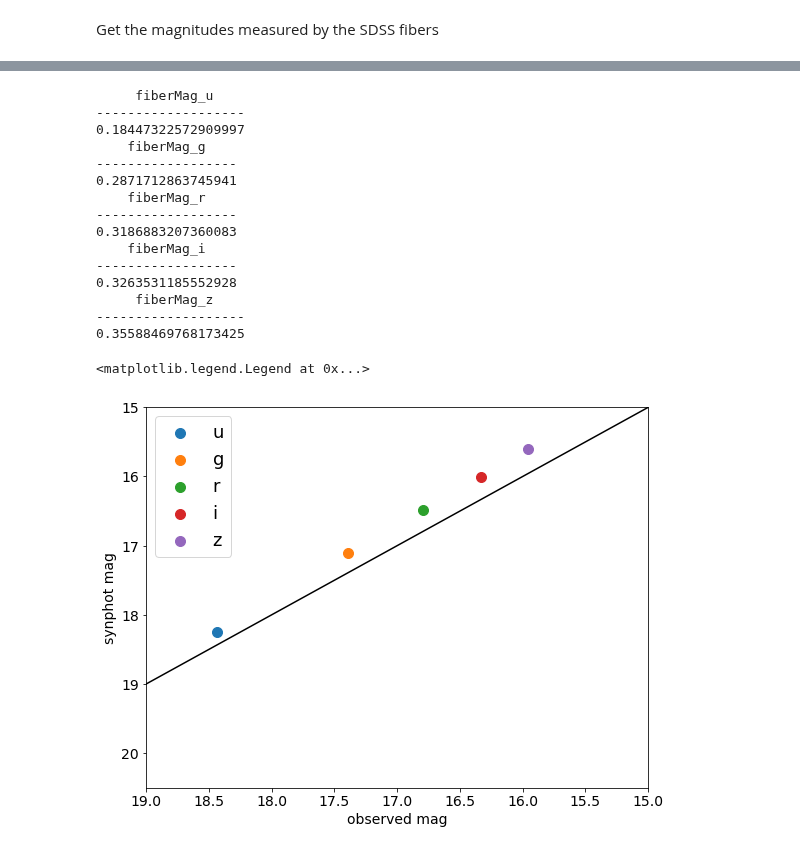
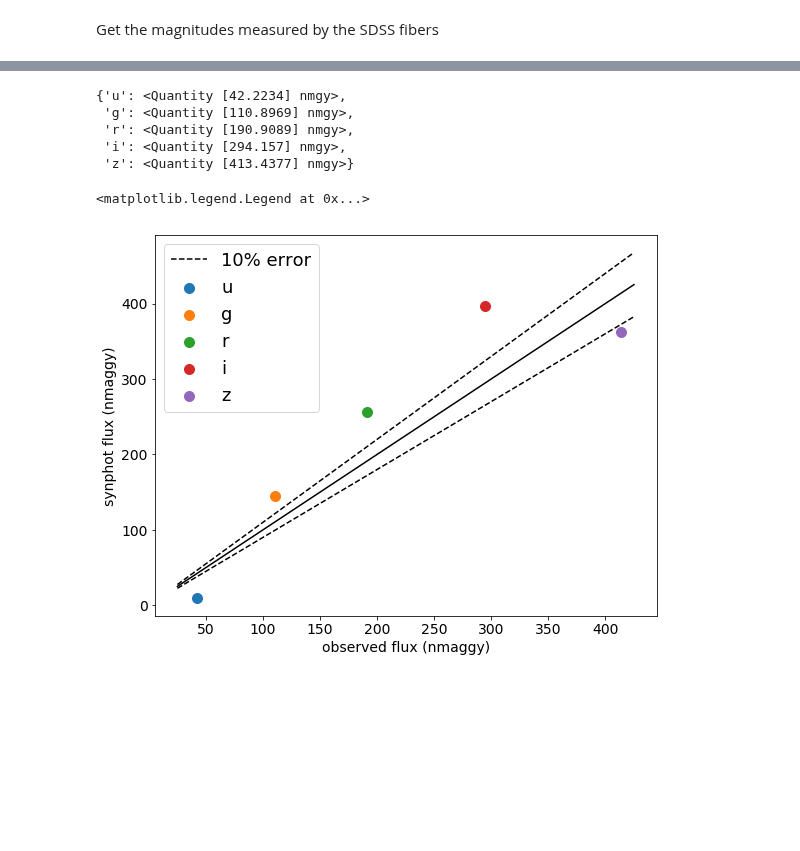
Before and after one commit to tcjansen/GSoC, a Jupyter notebook: empirical_photometry.ipynb, the cells around one changed output, grey strips where cells are left out. Drawn from its saved outputs; the diff is of its cells as text; code cells hidden in the pictures; blank space fills up the shorter version.

Commit message:
Using sdss fluxes and astropy equivalencies instead of mags

```diff
--- a/empirical_photometry.ipynb
+++ b/empirical_photometry.ipynb
@@ -110,11 +110,15 @@ Once we have all of the effects on the source spectrum set, we can combine them
 # %%
 from synphot.observation import Observation
 
-mags_extrap = {}
+# zero point flux of sdss system
+zero_point_star_equiv = u.zero_point_flux(3631.1 * u.Jy)
+
+fluxs = {}
 for band in sdss_bands:
     observation = Observation(spectrum, bandpasses[band], force='taper')
-    mags_extrap[band] = observation.effstim('ABmag').value
+    flux = observation.effstim('Jy')
+    fluxs[band] = flux.to(u.nanomaggy, zero_point_star_equiv)
 
-# SDSS mags aren't exactly equal to AB mags. Apply corrections
-mags['u'] += 0.04
-mags['z'] -= 0.02
+# # SDSS mags aren't exactly equal to AB mags. Apply corrections
+# mags['u'] += 0.04
+# mags['z'] -= 0.02
@@ -146,38 +138,39 @@ Table length=1
+# %%
+model_flux = ['fiberFlux_' + band for band in sdss_bands]
+flux_table = SDSS.query_crossid(coordinates = coords, photoobj_fields=model_flux)
+sdss_fluxs = {}
+for band in sdss_bands:
+    # sdss fluxes are given in units of "nanomaggies"
+    sdss_fluxs[band] = flux_table['fiberFlux_' + band] * u.nanomaggy
+# %%
+sdss_fluxs
+# %% [output]
+{'u': <Quantity [42.2234] nmgy>,
+ 'g': <Quantity [110.8969] nmgy>,
+ 'r': <Quantity [190.9089] nmgy>,
+ 'i': <Quantity [294.157] nmgy>,
+ 'z': <Quantity [413.4377] nmgy>}
 # %%
 plt.rcParams.update({'font.size': 14})
 fig = plt.figure(figsize=(9, 7))
 
 for band in sdss_bands:
-    plt.scatter(mag_table['fiberMag_' + band], mags[band],
+    plt.scatter(sdss_fluxs[band], fluxs[band],
                 s=100, label=band)
-    print(mag_table['fiberMag_' + band] - mags[band])
 
 # one-to-one line
-magrange = np.linspace(15, 19, 10)
+magrange = np.linspace(25, 425, 10)
 plt.plot(magrange, magrange, color='black')
+plt.plot(magrange, magrange * 0.9, color='black', ls='--', label='10% error')
+plt.plot(magrange, magrange * 1.1, color='black', ls='--')
 
-plt.ylabel('synphot mag', size='14')
-plt.xlabel('observed mag', size='14')
+plt.ylabel('synphot flux (nmaggy)', size='14')
+plt.xlabel('observed flux (nmaggy)', size='14')
 
-plt.xlim(19, 15)
-plt.ylim(20.5, 15)
+# plt.xlim(19, 15)
+# plt.ylim(20.5, 15)
 
 plt.legend(prop={'size': 18})
 # %% [output]
-     fiberMag_u
--------------------
-0.18447322572909997
-    fiberMag_g
-------------------
-0.2871712863745941
-    fiberMag_r
-------------------
-0.3186883207360083
-    fiberMag_i
-------------------
-0.3263531185552928
-     fiberMag_z
--------------------
-0.35588469768173425
+<matplotlib.legend.Legend at 0x...>
-<matplotlib.legend.Legend at 0x...>
-[figure, old version]
+[figure, new version]
```
Also changed, not shown: parts of 5 cells of this notebook.
